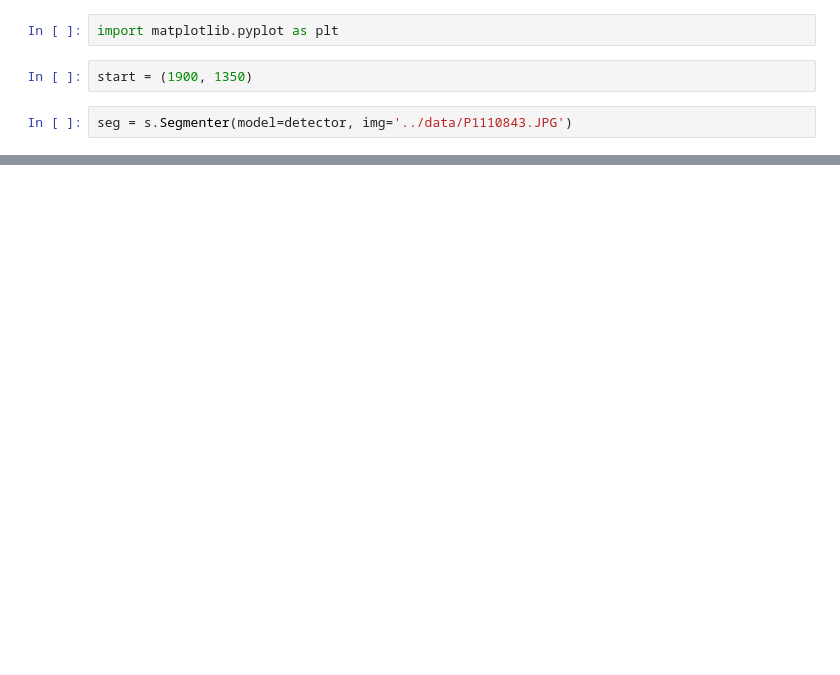
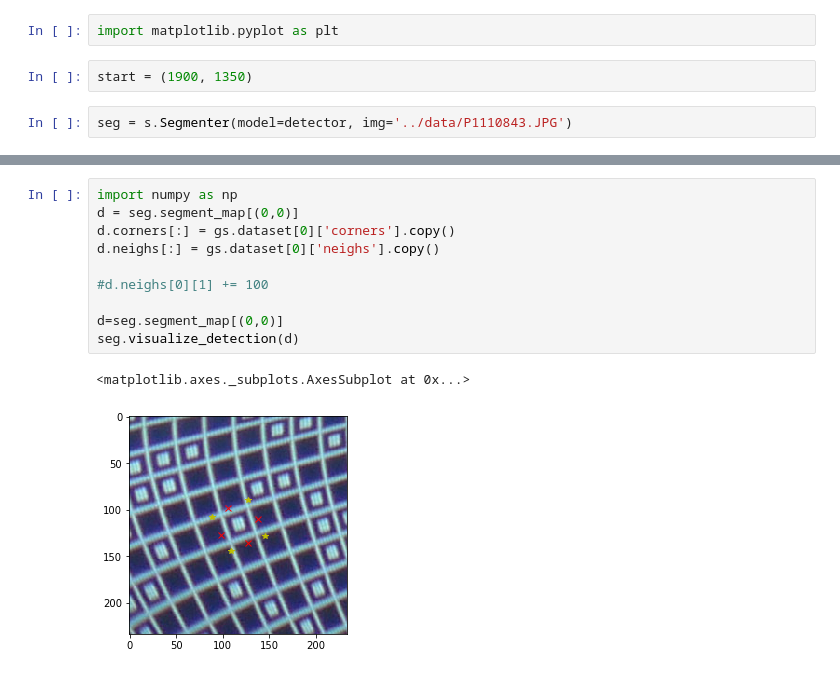
Before and after one commit to lebastr/3dscanner, a Jupyter notebook: notebook/segmenter.ipynb, the cells around one changed output, grey strips where cells are left out. Drawn from its saved outputs; the diff is of its cells as text; blank space fills up the shorter version.

```diff
--- a/notebook/segmenter.ipynb
+++ b/notebook/segmenter.ipynb
@@ -33,0 +68,13 @@ seg = s.Segmenter(model=detector, img='../data/P1110843.JPG')
+# %%
+import numpy as np
+d = seg.segment_map[(0,0)]
+d.corners[:] = gs.dataset[0]['corners'].copy()
+d.neighs[:] = gs.dataset[0]['neighs'].copy()
+
+#d.neighs[0][1] += 100
+
+d=seg.segment_map[(0,0)]
+seg.visualize_detection(d)
+# %% [output]
+<matplotlib.axes._subplots.AxesSubplot at 0x...>
+[figure, added]
```
Also changed, not shown: parts of 28 cells of this notebook, 2 other files.
